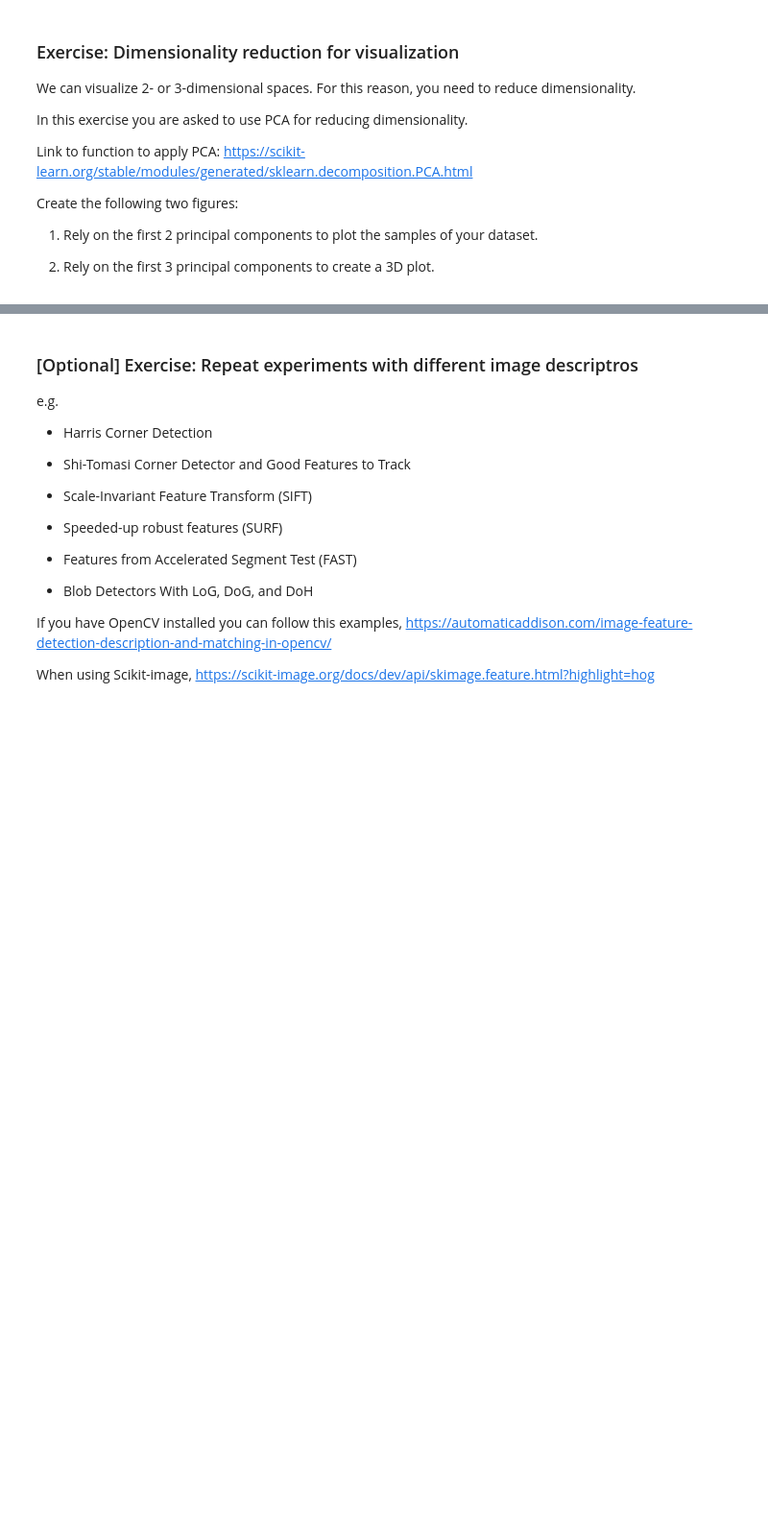
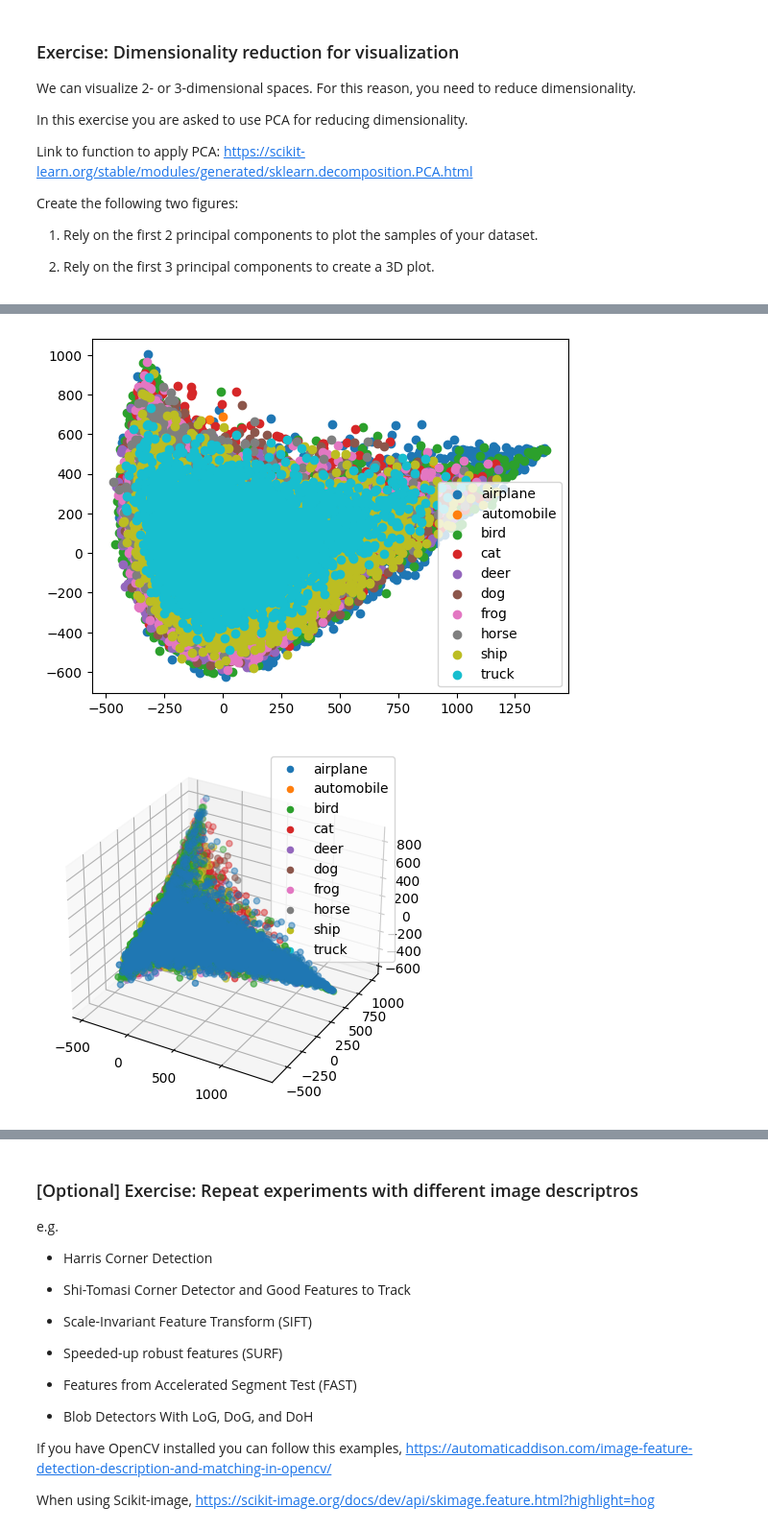
Before and after one commit to Frederico-lp/Data-Science, a Jupyter notebook: assignmentsCV/Assignment 1 - Understanding a dataset.ipynb, the cells around one changed output, grey strips where cells are left out. Shown at 96% size. Saved outputs shown, nothing was run; the diff lists cells and outputs as text; code cells hidden in the pictures; blank space fills up the shorter version.

```diff
--- a/assignmentsCV/Assignment 1 - Understanding a dataset.ipynb
+++ b/assignmentsCV/Assignment 1 - Understanding a dataset.ipynb
@@ -91,7 +83,8 @@ Extract RGB values from the image as three lists. 8 values per channel. To do so
 descriptor = np.zeros((nSamples, 24))
 
 for i in range(nSamples):
-    img = np.transpose(features[i], (1, 2, 0))
+    # img = np.transpose(dataset.data[i], (1, 2, 0))
+    img = dataset.data[i]
 
     r = img[:, :, 0].flatten()
     g = img[:, :, 1].flatten()
@@ -150,0 +173,20 @@ df.head(5)
+# %%
+# Inter class correlation
+# A measure for variability is the standard deviation.
+
+avg_variances = []
+avg_ranges = []
+for i in range(10):
+    idx = np.array(dataset.targets) == i
+    data = descriptor[idx]
+
+    variances = np.std(data, axis=0)
+    ranges = np.max(data, axis=0) - np.min(data, axis=0)
+
+    avg_var = np.sum(variances)/len(variances)
+    avg_range = np.sum(ranges)/len(ranges)
+
+    avg_variances.append(avg_var)
+    avg_ranges.append(avg_range)
+
+np.stack([avg_variances, avg_ranges], axis=1)
@@ -175,7 +244,7 @@ Create the following two figures:
 2) Rely on the first 3 principal components to create a 3D plot.
 # %%
 # your code here
-%matplotlib notebook
+# %matplotlib notebook
 from sklearn.decomposition import PCA
 
 pca2 = PCA(n_components=2)
@@ -184,17 +253,19 @@ pca3 = PCA(n_components=3)
 transformed2 = pca2.fit_transform(descriptor)
 transformed3 = pca3.fit_transform(descriptor)
 
+
 for label in np.arange(10):
-    idx = labels == label
+    idx = dataset.targets == label
     plt.scatter(transformed2[idx, 0], transformed2[idx, 1])
+
+plt.legend(dataset.classes)
 
 fig = plt.figure()
 ax = fig.add_subplot(projection='3d')
-
-
 for label in np.arange(10):
-    idx = labels == label
+    idx = dataset.targets == label
     ax.scatter(transformed3[idx, 0], transformed3[idx, 1], transformed3[idx, 2])
 
+ax.legend(dataset.classes)
 plt.show()
 # %% [output]
@@ -204,0 +272,2 @@ plt.show()
+[figure, added]
+[figure, added]
```
Also changed, not shown: parts of 22 cells of this notebook, 1 other file.
